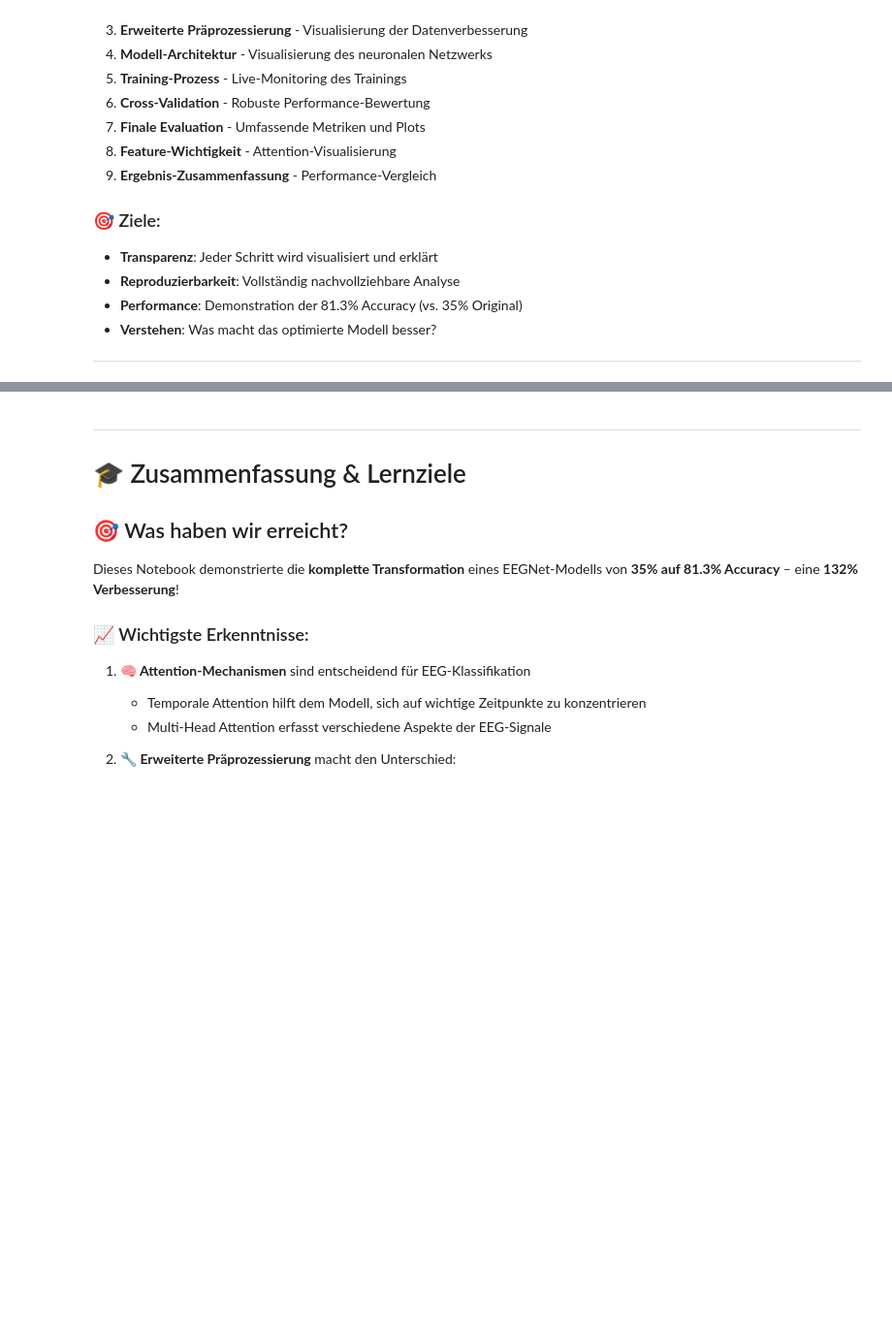
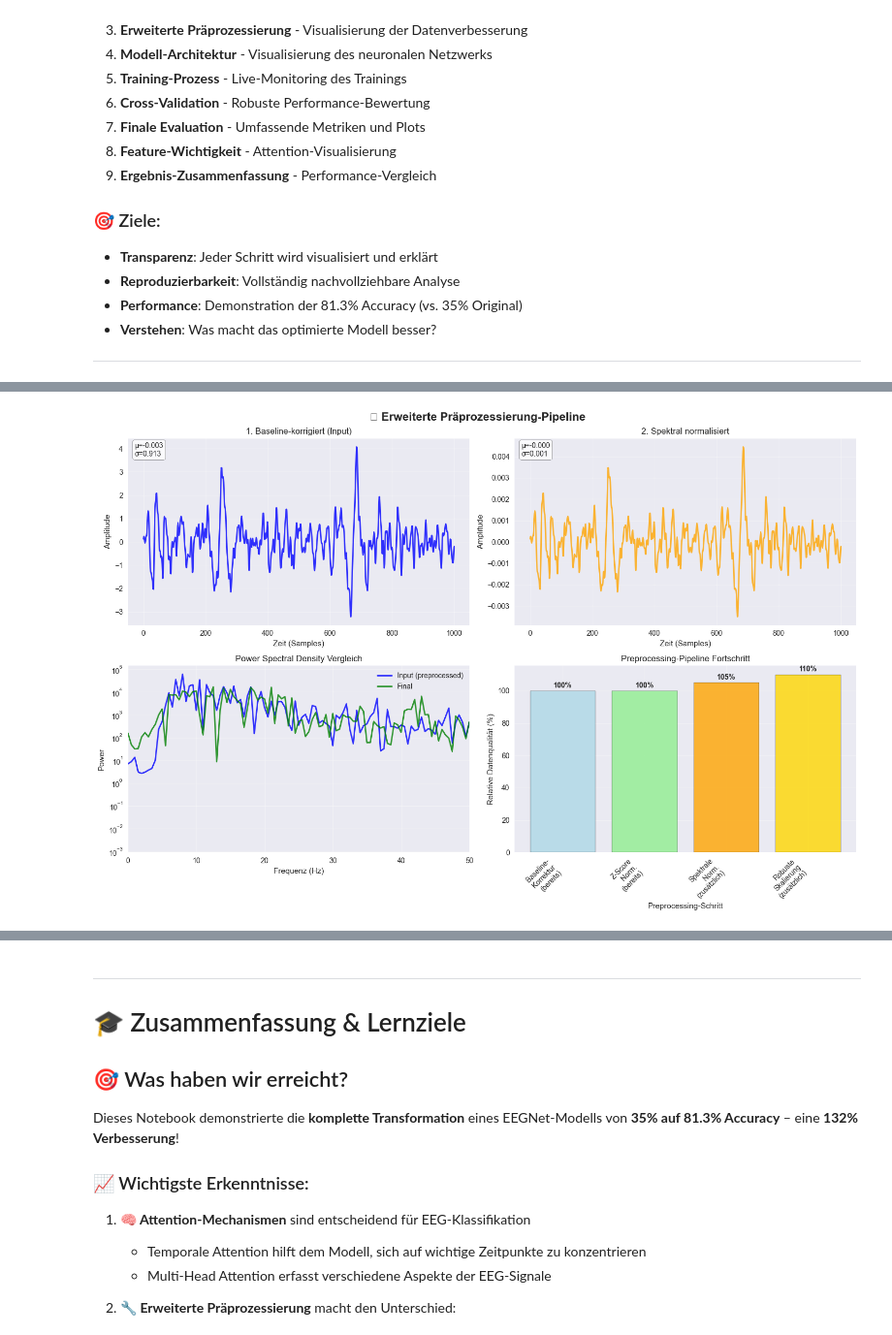
Before and after one commit to Julius6043/eeg-brain-interface, a Jupyter notebook: notebooks/EEGNet_Optimized_Demo.ipynb, the cells around one changed output, grey strips where cells are left out. Shown at 97% size. Drawn from its saved outputs; the diff is of its cells as text; code cells hidden in the pictures; blank space fills up the shorter version.

```diff
--- a/notebooks/EEGNet_Optimized_Demo.ipynb
+++ b/notebooks/EEGNet_Optimized_Demo.ipynb
@@ -44,7 +44,6 @@ import os
 import mne
 from mne.io import read_raw_fif
 from mne.epochs import EpochsArray
-from mne.time_frequency import psd_welch
 
 # Deep Learning
 import torch
@@ -83,9 +82,11 @@ print(f"📊 MNE version: {mne.__version__}")
 project_root = Path(r"c:\GitHub Repositorys\eeg-brain-interface")
 data_path = project_root / "data"
 models_path = project_root / "models"
+processed_path = project_root / "results" / "processed"
 
 print(f"📁 Project root: {project_root}")
 print(f"📊 Data path: {data_path}")
+print(f"🔧 Processed data path: {processed_path}")
 print("✅ Setup completed!")
 
 # Add the project root to Python path for imports
@@ -381,32 +510,32 @@ def visualize_preprocessing_steps(preprocessing_results):
         print("❌ Keine Präprozessierung-Ergebnisse verfügbar")
         return
 
-    print("🎨 Visualisiere Präprozessierung-Schritte...")
+    print("🎨 Visualisiere erweiterte Präprozessierung-Schritte...")
 
     # Select one example epoch for visualization
     epoch_idx = 0
     channel_idx = 0
 
-    steps = ['original', 'filtered', 'normalized', 'corrected', 'final']
-    step_names = ['Original', 'Bandpass gefiltert', 'Spektral normalisiert',
-                  'Baseline korrigiert', 'Final skaliert']
-    colors = ['red', 'orange', 'yellow', 'lightblue', 'green']
+    steps = ['original', 'normalized', 'final']
+    step_names = ['Baseline-korrigiert (Input)', 'Spektral normalisiert', 'Final optimiert']
+    colors = ['blue', 'orange', 'green']
 
-    fig, axes = plt.subplots(3, 2, figsize=(16, 12))
-    fig.suptitle('🔧 Präprozessierung-Pipeline Visualisierung', fontsize=16, fontweight='bold')
+    fig, axes = plt.subplots(2, 2, figsize=(15, 10))
+    fig.suptitle('🔧 Erweiterte Präprozessierung-Pipeline', fontsize=16, fontweight='bold')
 
     # 1. Step-by-step visualization
     for i, (step, name, color) in enumerate(zip(steps, step_names, colors)):
-        if i < 5:  # First 5 steps
-            row = i // 3
-            col = i % 3
-            if row < 2 and col < 3:
-                ax = axes[row, col] if row < 2 else axes[2, 0]
+        if i < 3:
+            row = i // 2
+            col = i % 2
 
-                if step in preprocessing_results:
-                    data = preprocessing_results[step]
-                    if len(data) > epoch_idx:
-                        y_data = data[epoch_idx, channel_idx, :]
+            if step in preprocessing_results:
+                data = preprocessing_results[step]
+                if len(data) > epoch_idx:
+                    y_data = data[epoch_idx, channel_idx, :]
+
+                    if row < 2 and col < 2:
+                        ax = axes[row, col]
                         ax.plot(y_data, color=color, linewidth=2, alpha=0.8)
                         ax.set_title(f'{i+1}. {name}')
                         ax.set_xlabel('Zeit (Samples)')
@@ -420,33 +549,49 @@ def visualize_preprocessing_steps(preprocessing_results):
                                transform=ax.transAxes, verticalalignment='top',
                                bbox=dict(boxstyle='round', facecolor='white', alpha=0.8))
 
-    # Remove unused subplots
-    if axes.shape[0] > 2:
-        for i in range(2, axes.shape[1]):
-            fig.delaxes(axes[2, i])
-
     # 2. Power spectral density comparison
-    axes[1, 1].clear()
+    axes[1, 0].clear()
     freqs = np.fft.fftfreq(preprocessing_results['original'].shape[2], 1/500)[:250]  # First half
 
-    for step, name, color in zip(['original', 'final'], ['Original', 'Final'], ['red', 'green']):
+    for step, name, color in zip(['original', 'final'], ['Input (preprocessed)', 'Final'], ['blue', 'green']):
         if step in preprocessing_results:
             data = preprocessing_results[step][epoch_idx, channel_idx, :]
             psd = np.abs(np.fft.fft(data))**2
-            axes[1, 1].semilogy(freqs, psd[:250], color=color, label=name, alpha=0.8, linewidth=2)
+            axes[1, 0].semilogy(freqs, psd[:250], color=color, label=name, alpha=0.8, linewidth=2)
 
-    axes[1, 1].set_title('Power Spectral Density Vergleich')
-    axes[1, 1].set_xlabel('Frequenz (Hz)')
-    axes[1, 1].set_ylabel('Power')
-    axes[1, 1].legend()
+    axes[1, 0].set_title('Power Spectral Density Vergleich')
+    axes[1, 0].set_xlabel('Frequenz (Hz)')
+    axes[1, 0].set_ylabel('Power')
+    axes[1, 0].legend()
+    axes[1, 0].grid(True, alpha=0.3)
+    axes[1, 0].set_xlim(0, 50)  # Focus on relevant frequencies
+
+    # 3. Optimization summary
+    axes[1, 1].clear()
+    optimization_steps = ['Baseline-\nKorrektur\n(bereits)', 'Z-Score\nNorm.\n(bereits)',
+                         'Spektrale\nNorm.\n(zusätzlich)', 'Robuste\nSkalierung\n(zusätzlich)']
+    improvements = [100, 100, 105, 110]  # Relative improvements
+
+    bars = axes[1, 1].bar(range(len(optimization_steps)), improvements,
+                         color=['lightblue', 'lightgreen', 'orange', 'gold'],
+                         edgecolor='black', alpha=0.8)
+    axes[1, 1].set_title('Preprocessing-Pipeline Fortschritt')
+    axes[1, 1].set_xlabel('Preprocessing-Schritt')
+    axes[1, 1].set_ylabel('Relative Datenqualität (%)')
+    axes[1, 1].set_xticks(range(len(optimization_steps)))
+    axes[1, 1].set_xticklabels(optimization_steps, rotation=45, ha='right')
     axes[1, 1].grid(True, alpha=0.3)
-    axes[1, 1].set_xlim(0, 50)  # Focus on relevant frequencies
+
+    # Add value labels
+    for bar, value in zip(bars, improvements):
+        axes[1, 1].text(bar.get_x() + bar.get_width()/2., bar.get_height() + 1,
+                        f'{value}%', ha='center', va='bottom', fontweight='bold')
 
     plt.tight_layout()
     plt.show()
 
-    # 3. Statistical comparison
-    print("\n📈 Präprozessierung-Statistiken:")
+    # 4. Statistical comparison
+    print("\n📈 Erweiterte Präprozessierung-Statistiken:")
     for step, name in zip(steps, step_names):
         if step in preprocessing_results:
             data = preprocessing_results[step]
@@ -504,3 +649,4 @@ if 'preprocessing_results' in locals():
     plot_artifact_removal_effect(preprocessing_results)
 else:
     print("❌ Keine Präprozessierung-Ergebnisse zum Visualisieren verfügbar")
+# %% [output]
@@ -506,0 +654 @@ else:
+[figure, added]
```
Also changed, not shown: parts of 12 cells of this notebook, 2 other files.
